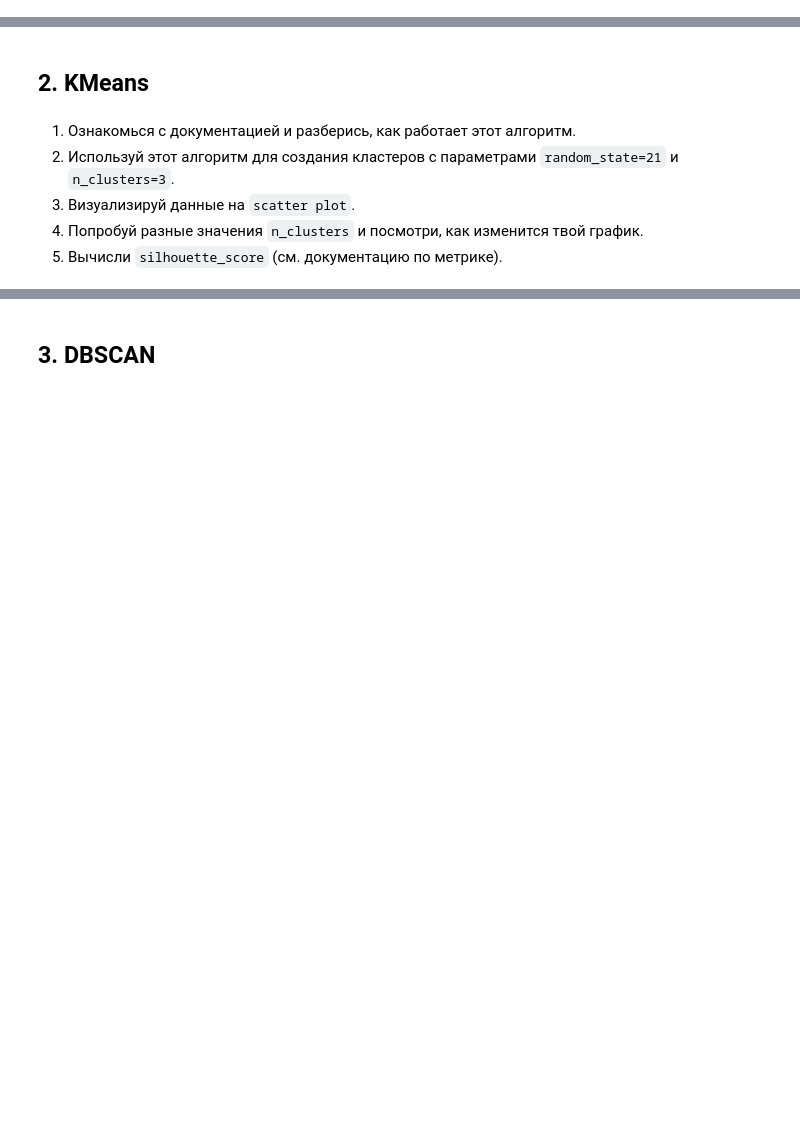
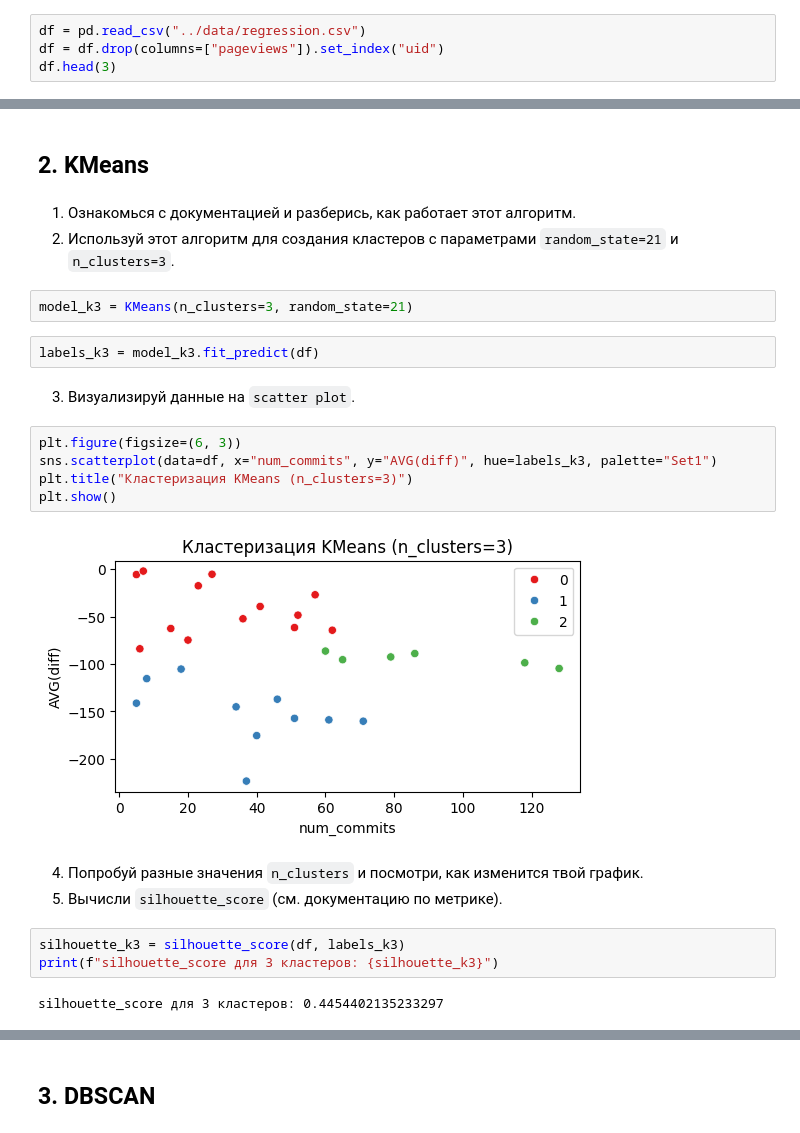
Before and after one commit to RunForJoy/ml-fundamentals-classification-regression-clustering, a Jupyter notebook: src/ex05/05_clustering_RU.ipynb, the cells around one changed output, grey strips where cells are left out. Saved outputs shown, nothing was run; the diff lists cells and outputs as text; blank space fills up the shorter version.

```diff
--- a/src/ex05/05_clustering_RU.ipynb
+++ b/src/ex05/05_clustering_RU.ipynb
@@ -8,3 +16,7 @@
 # %% [markdown]
 1. Прочитай файл [`regression.csv`](https://drive.google.com/file/d/1fzOPkuXoxLleOsvNVCT0m-LKxlid33ma/view?usp=sharing) в DataFrame.
 2. Удали колонку `pageviews`, мы будем кластеризовать пользователей только по количеству коммитов и их средней разнице.
+# %%
+df = pd.read_csv("../data/regression.csv")
+df = df.drop(columns=["pageviews"]).set_index("uid")
+df.head(3)
@@ -13,6 +31,24 @@
 # %% [markdown]
 1. Ознакомься с документацией и разберись, как работает этот алгоритм.
 2. Используй этот алгоритм для создания кластеров с параметрами `random_state=21` и `n_clusters=3`.
-3. Визуализируй данные на `scatter plot`.
-4. Попробуй разные значения `n_clusters` и посмотри, как изменится твой график.
-5. Вычисли `silhouette_score` (см. документацию по метрике).
+# %%
+model_k3 = KMeans(n_clusters=3, random_state=21)
+# %%
+labels_k3 = model_k3.fit_predict(df)
+# %% [markdown]
+3. Визуализируй данные на `scatter plot`.
+# %%
+plt.figure(figsize=(6, 3))
+sns.scatterplot(data=df, x="num_commits", y="AVG(diff)", hue=labels_k3, palette="Set1")
+plt.title("Кластеризация KMeans (n_clusters=3)")
+plt.show()
+# %% [output]
+[figure, added]
+# %% [markdown]
+4. Попробуй разные значения `n_clusters` и посмотри, как изменится твой график.
+5. Вычисли `silhouette_score` (см. документацию по метрике).
+# %%
+silhouette_k3 = silhouette_score(df, labels_k3)
+print(f"silhouette_score для 3 кластеров: {silhouette_k3}")
+# %% [output]
+silhouette_score для 3 кластеров: 0.4454402135233297
```
Also changed, not shown: parts of 24 cells of this notebook.
